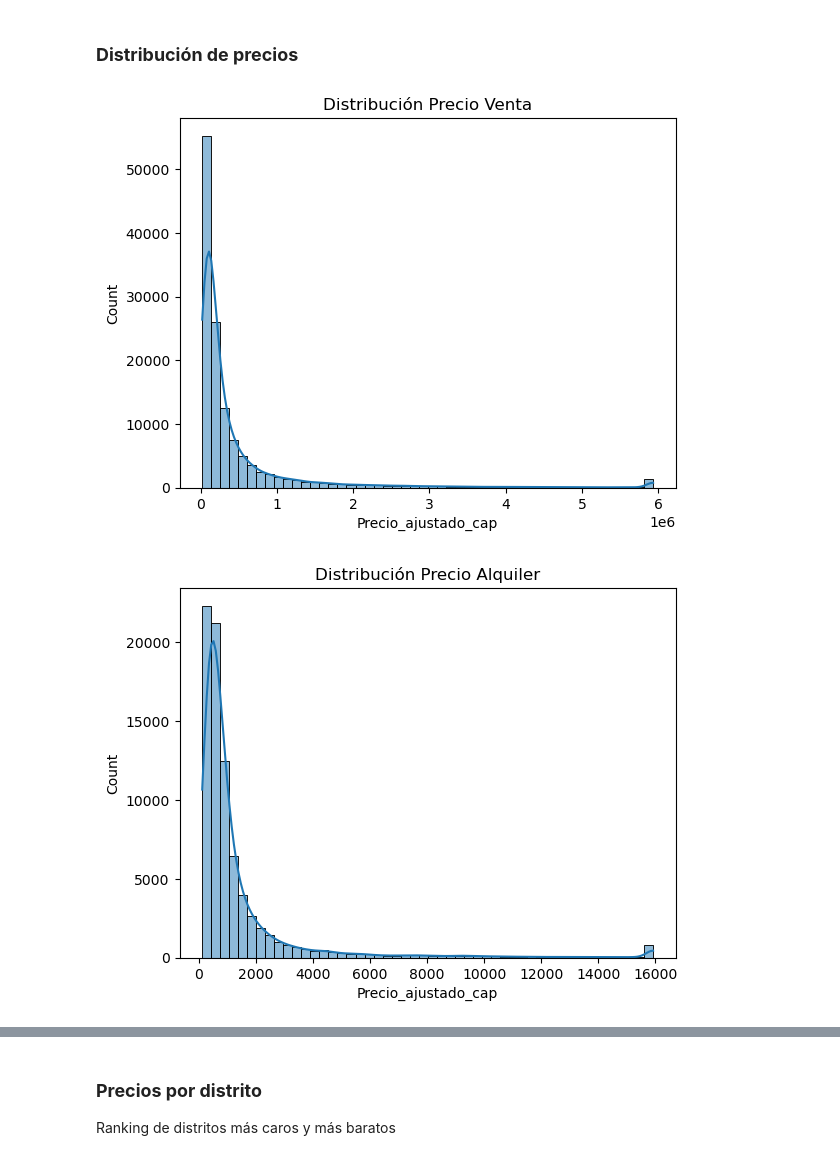
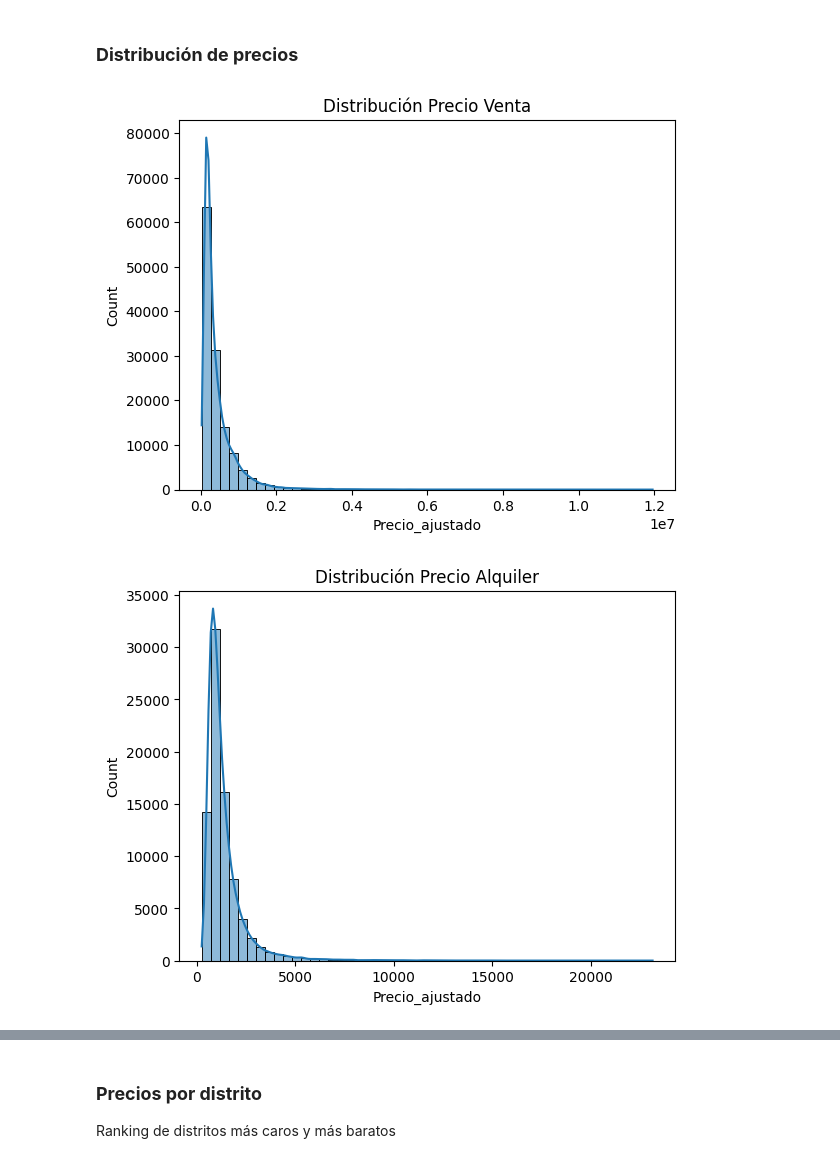
Before and after one commit to JorgeGM8/TFM_Data_Science, a Jupyter notebook: notebooks/EDA_viviendas_2011_2024.ipynb, the cells around one changed output, grey strips where cells are left out. Saved outputs shown, nothing was run; the diff lists cells and outputs as text; code cells hidden in the pictures.

```diff
--- a/notebooks/EDA_viviendas_2011_2024.ipynb
+++ b/notebooks/EDA_viviendas_2011_2024.ipynb
@@ -139,2 +165,0 @@ Existen más del 95% de nulos en ambas columnas, por lo que imputarlos no sería
-# %%
-df = df.drop(columns=['Ano_construccion', 'Ano_reforma'])
@@ -300,16 +273,0 @@ dtype: int64
-# %%
-# Crear bandera de nulos antes de imputar
-df["Planta_na"] = df["Planta"].isna().astype(int)
-
-# Calcular la mediana de Planta por distrito
-medianas = df.groupby("Distrito")["Planta"].transform("median")
-
-# Imputar nulos en la misma columna Planta
-df["Planta"] = df["Planta"].fillna(medianas)
-
-# Convertir a entero (ya no debería haber decimales)
-df["Planta"] = df["Planta"].round().astype(int)
-
-# Verificación
-print("Nulos en Planta:", df["Planta"].isna().sum())
-print(df[["Planta", "Planta_na"]].head(15))
@@ -463,17 +378,14 @@ df.groupby("Operacion")[["Precio_ajustado_cap","Tamano","Habitaciones","Banos"]]
 # %% [markdown]
 ### **Distribución de precios**
 # %%
-import seaborn as sns
-import matplotlib.pyplot as plt
-
-sns.histplot(data=df[df["Operacion"]=="venta"], x="Precio_ajustado_cap", bins=50, kde=True)
+sns.histplot(data=df[df["Operacion"]=="venta"], x="Precio_ajustado", bins=50, kde=True)
 plt.title("Distribución Precio Venta")
 plt.show()
 
-sns.histplot(data=df[df["Operacion"]=="alquiler"], x="Precio_ajustado_cap", bins=50, kde=True)
+sns.histplot(data=df[df["Operacion"]=="alquiler"], x="Precio_ajustado", bins=50, kde=True)
 plt.title("Distribución Precio Alquiler")
 plt.show()
 # %% [output]
-[figure, old version]
+[figure, new version]
-[figure, old version]
+[figure, new version]
 # %% [markdown]
```
Also changed, not shown: parts of 40 cells of this notebook, 4 other files.
